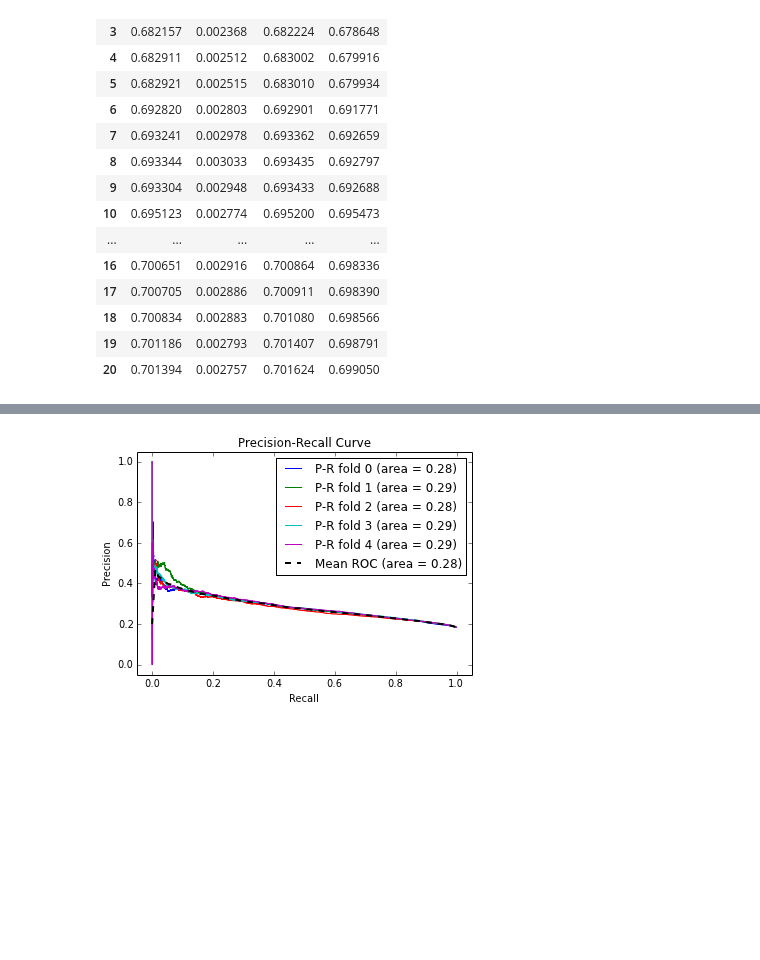
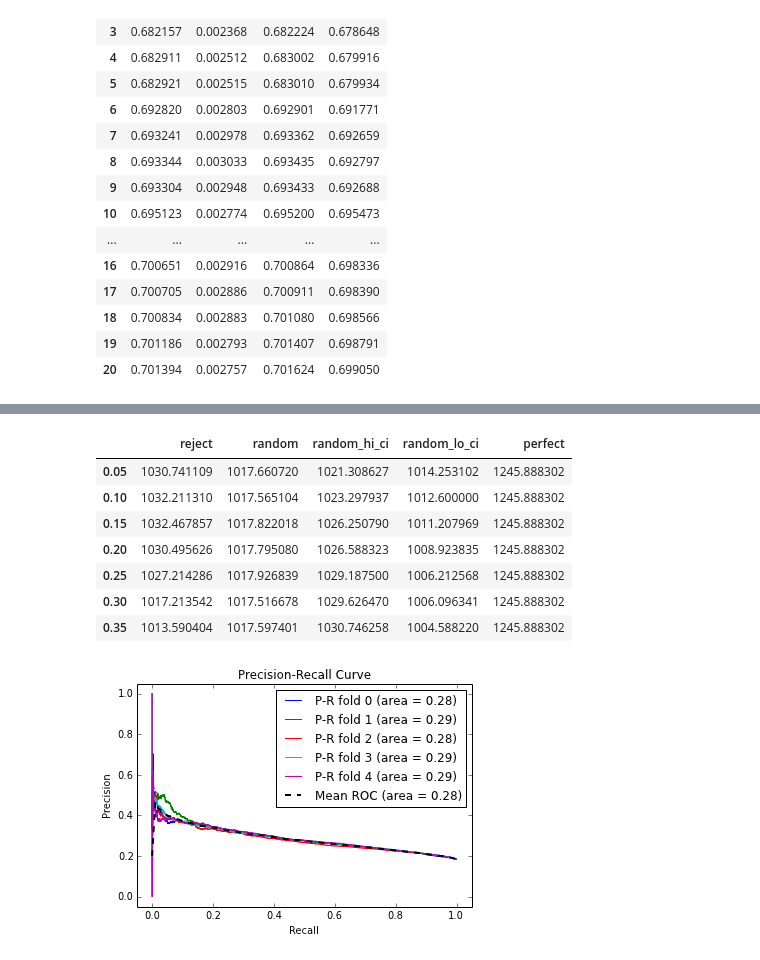
Before and after one commit to jsabrams/ds_workshop, a Jupyter notebook: capstone_project/lending_club_modeling.ipynb, the cells around one changed output, grey strips where cells are left out. Drawn from its saved outputs; the diff is of its cells as text; code cells hidden in the pictures; blank space fills up the shorter version.

```diff
--- a/capstone_project/lending_club_modeling.ipynb
+++ b/capstone_project/lending_club_modeling.ipynb
@@ -88,3 +70,14 @@ lr.dollar_value(perf_roi, base = 10000)
+# %%
+val_frame
+# %% [output]
+|  | reject | random | random_hi_ci | random_lo_ci | perfect |
+| 0.05 | 1030.741109 | 1017.660720 | 1021.308627 | 1014.253102 | 1245.888302 |
+| 0.10 | 1032.211310 | 1017.565104 | 1023.297937 | 1012.600000 | 1245.888302 |
+| 0.15 | 1032.467857 | 1017.822018 | 1026.250790 | 1011.207969 | 1245.888302 |
+| 0.20 | 1030.495626 | 1017.795080 | 1026.588323 | 1008.923835 | 1245.888302 |
+| 0.25 | 1027.214286 | 1017.926839 | 1029.187500 | 1006.212568 | 1245.888302 |
+| 0.30 | 1017.213542 | 1017.516678 | 1029.626470 | 1006.096341 | 1245.888302 |
+| 0.35 | 1013.590404 | 1017.597401 | 1030.746258 | 1004.588220 | 1245.888302 |
 # %%
 #Precision-Recall Curve
 mean_auc, clf = mfit.fit_plot_PR(X_train, y_train, clf, cv)
```
Also changed, not shown: parts of 8 cells of this notebook, 1 other file.
